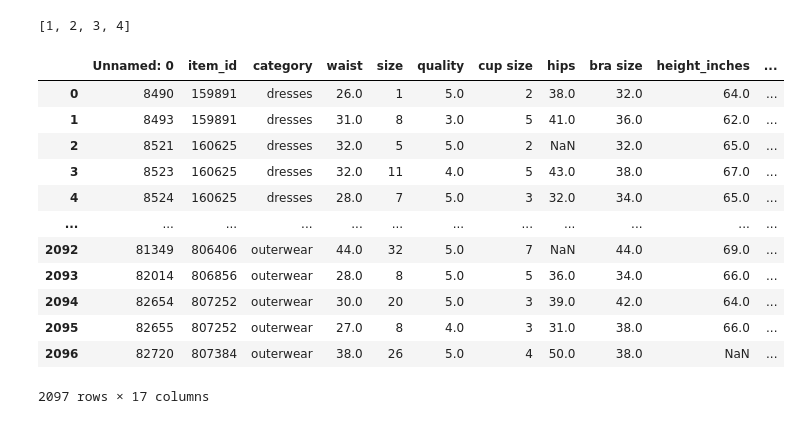
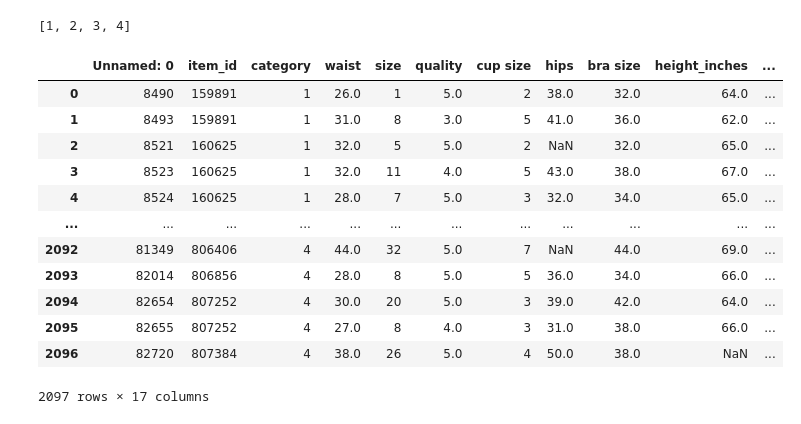
Before and after one commit to emicervantes/FashionDataProject, a Jupyter notebook: Scripts/FashionDataSet.ipynb, the cells around one changed output. Cells and saved outputs as stored; diff of their text form; code cells hidden in the pictures.

```diff
--- a/Scripts/FashionDataSet.ipynb
+++ b/Scripts/FashionDataSet.ipynb
@@ -98,27 +98,27 @@ sorted(df_sub['cup size'].unique())
 # %% [output]
 [1, 2, 3, 4]
 # %%
-df2.loc[df_sub['category'] == 'dresses', 'category'] = 1
-df2.loc[df_sub['category'] == 'tops', 'category'] = 2
-df2.loc[df_sub['category'] == 'bottoms', 'category'] = 3
-df2.loc[df_sub['category'] == 'outerwear', 'category'] = 4
+df2.loc[df2['category'] == 'dresses', 'category'] = 1
+df2.loc[df2['category'] == 'tops', 'category'] = 2
+df2.loc[df2['category'] == 'bottoms', 'category'] = 3
+df2.loc[df2['category'] == 'outerwear', 'category'] = 4
 
 df2['category'].unique()
 
 df2
 # %% [output]
 |  | Unnamed: 0 | item_id | category | waist | size | quality | cup size | hips | bra size | height_inches | ... |
-| 0 | 8490 | 159891 | dresses | 26.0 | 1 | 5.0 | 2 | 38.0 | 32.0 | 64.0 | ... |
-| 1 | 8493 | 159891 | dresses | 31.0 | 8 | 3.0 | 5 | 41.0 | 36.0 | 62.0 | ... |
-| 2 | 8521 | 160625 | dresses | 32.0 | 5 | 5.0 | 2 | NaN | 32.0 | 65.0 | ... |
-| 3 | 8523 | 160625 | dresses | 32.0 | 11 | 4.0 | 5 | 43.0 | 38.0 | 67.0 | ... |
-| 4 | 8524 | 160625 | dresses | 28.0 | 7 | 5.0 | 3 | 32.0 | 34.0 | 65.0 | ... |
+| 0 | 8490 | 159891 | 1 | 26.0 | 1 | 5.0 | 2 | 38.0 | 32.0 | 64.0 | ... |
+| 1 | 8493 | 159891 | 1 | 31.0 | 8 | 3.0 | 5 | 41.0 | 36.0 | 62.0 | ... |
+| 2 | 8521 | 160625 | 1 | 32.0 | 5 | 5.0 | 2 | NaN | 32.0 | 65.0 | ... |
+| 3 | 8523 | 160625 | 1 | 32.0 | 11 | 4.0 | 5 | 43.0 | 38.0 | 67.0 | ... |
+| 4 | 8524 | 160625 | 1 | 28.0 | 7 | 5.0 | 3 | 32.0 | 34.0 | 65.0 | ... |
 | ... | ... | ... | ... | ... | ... | ... | ... | ... | ... | ... | ... |
-| 2092 | 81349 | 806406 | outerwear | 44.0 | 32 | 5.0 | 7 | NaN | 44.0 | 69.0 | ... |
-| 2093 | 82014 | 806856 | outerwear | 28.0 | 8 | 5.0 | 5 | 36.0 | 34.0 | 66.0 | ... |
-| 2094 | 82654 | 807252 | outerwear | 30.0 | 20 | 5.0 | 3 | 39.0 | 42.0 | 64.0 | ... |
-| 2095 | 82655 | 807252 | outerwear | 27.0 | 8 | 4.0 | 3 | 31.0 | 38.0 | 66.0 | ... |
-| 2096 | 82720 | 807384 | outerwear | 38.0 | 26 | 5.0 | 4 | 50.0 | 38.0 | NaN | ... |
+| 2092 | 81349 | 806406 | 4 | 44.0 | 32 | 5.0 | 7 | NaN | 44.0 | 69.0 | ... |
+| 2093 | 82014 | 806856 | 4 | 28.0 | 8 | 5.0 | 5 | 36.0 | 34.0 | 66.0 | ... |
+| 2094 | 82654 | 807252 | 4 | 30.0 | 20 | 5.0 | 3 | 39.0 | 42.0 | 64.0 | ... |
+| 2095 | 82655 | 807252 | 4 | 27.0 | 8 | 4.0 | 3 | 31.0 | 38.0 | 66.0 | ... |
+| 2096 | 82720 | 807384 | 4 | 38.0 | 26 | 5.0 | 4 | 50.0 | 38.0 | NaN | ... |
 2097 rows × 17 columns
 # %%
 df2.info()
```
